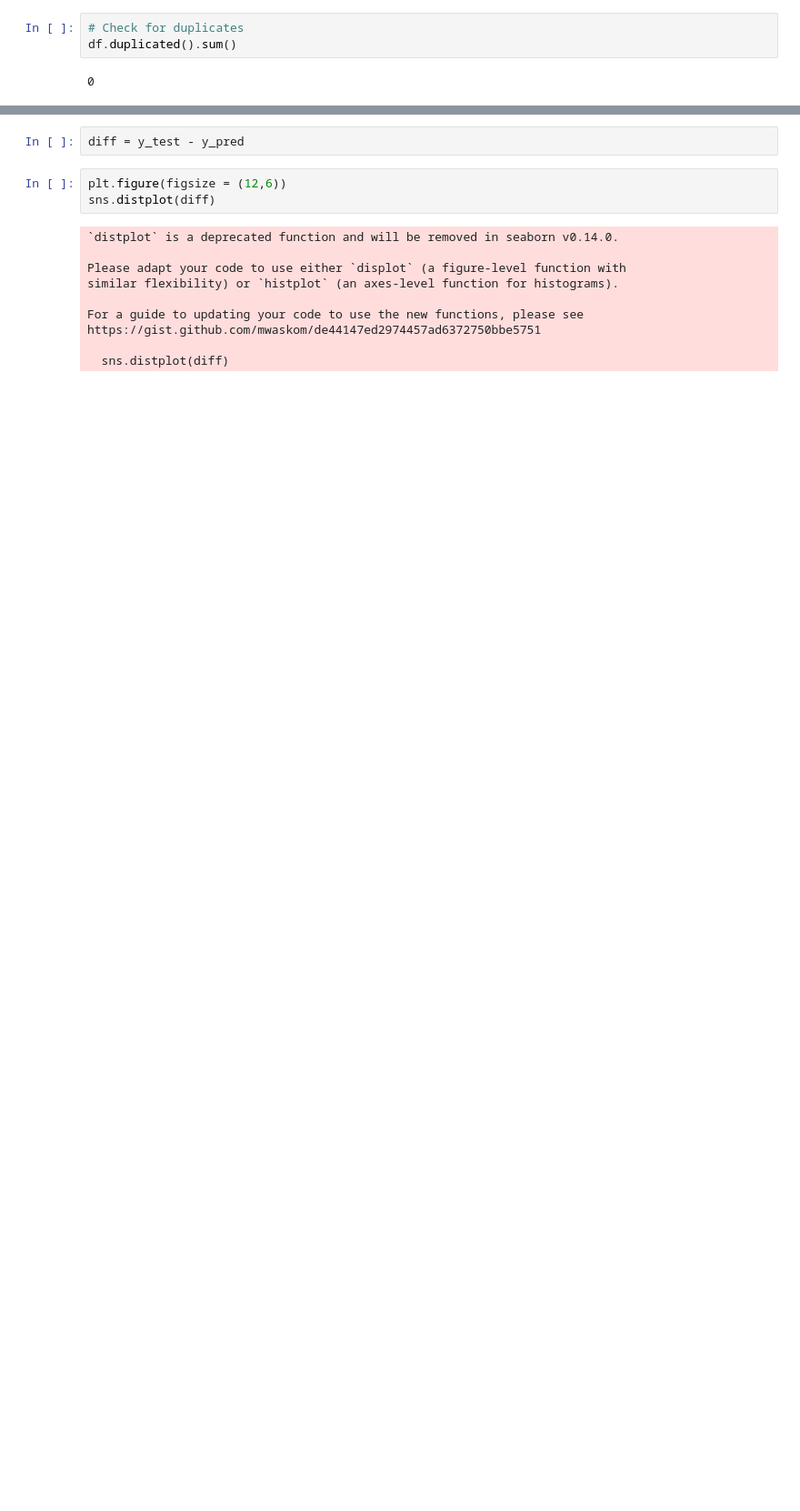
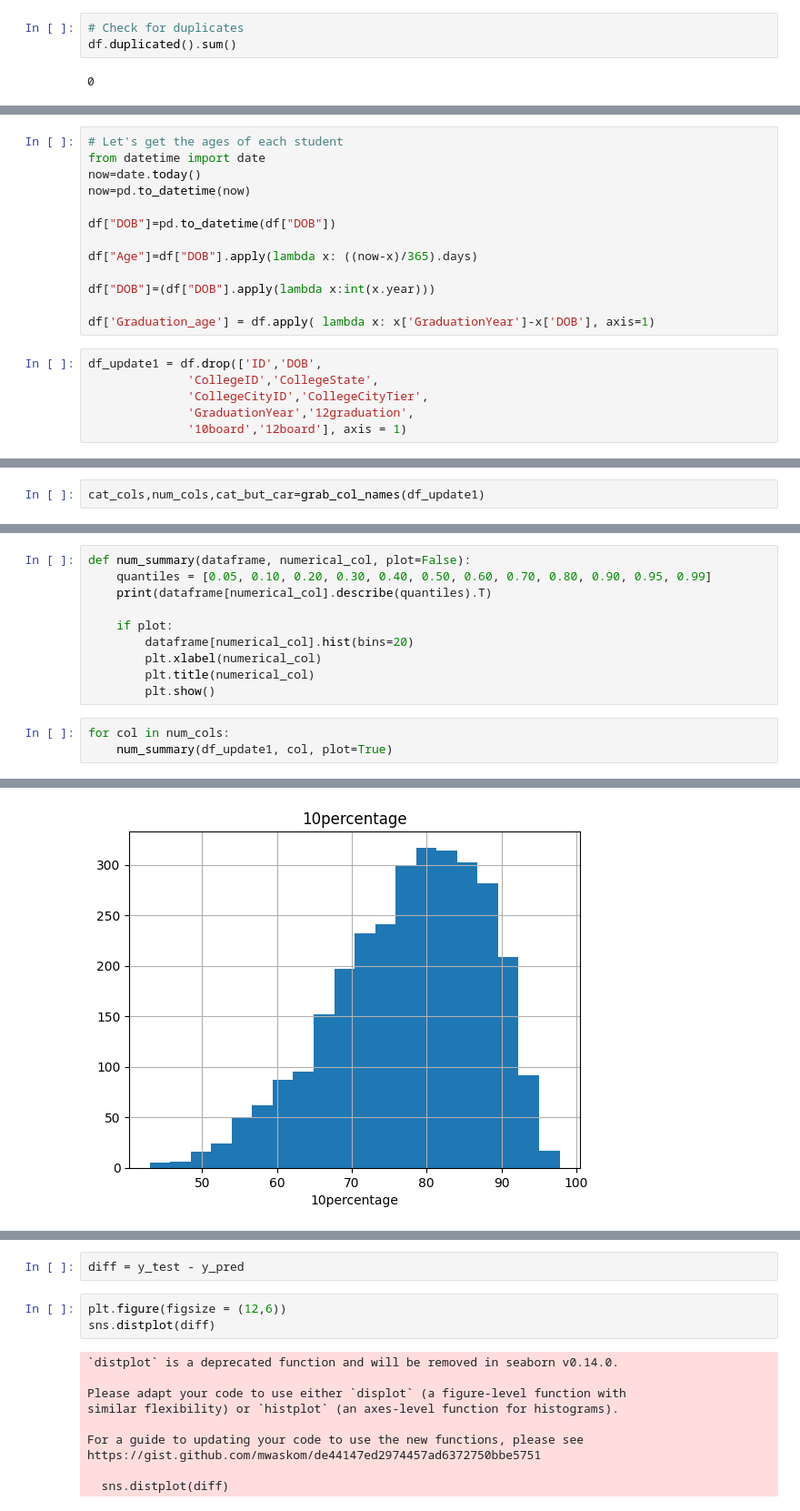
Before and after one commit to kevinegan31/Data-Science-Projects, a Jupyter notebook: Engineering_Graduate_Salary/Engineering_Graduate_Salary_Prediction.ipynb, the cells around one changed output, grey strips where cells are left out. Shown at 91% size. Cells and saved outputs as stored; diff of their text form; blank space fills up the shorter version.

```diff
--- a/Engineering_Graduate_Salary/Engineering_Graduate_Salary_Prediction.ipynb
+++ b/Engineering_Graduate_Salary/Engineering_Graduate_Salary_Prediction.ipynb
@@ -397,0 +32,19 @@ Root Mean Squared Error on the test set:  217075.73071934425
+# %%
+# Let's get the ages of each student
+from datetime import date
+now=date.today()
+now=pd.to_datetime(now)
+
+df["DOB"]=pd.to_datetime(df["DOB"])
+
+df["Age"]=df["DOB"].apply(lambda x: ((now-x)/365).days)
+
+df["DOB"]=(df["DOB"].apply(lambda x:int(x.year)))
+
+df['Graduation_age'] = df.apply( lambda x: x['GraduationYear']-x['DOB'], axis=1)
+# %%
+df_update1 = df.drop(['ID','DOB',
+              'CollegeID','CollegeState',
+              'CollegeCityID','CollegeCityTier',
+              'GraduationYear','12graduation',
+              '10board','12board'], axis = 1)
@@ -397,0 +139,2 @@ Root Mean Squared Error on the test set:  217075.73071934425
+# %%
+cat_cols,num_cols,cat_but_car=grab_col_names(df_update1)
@@ -397,0 +188,14 @@ Root Mean Squared Error on the test set:  217075.73071934425
+# %%
+def num_summary(dataframe, numerical_col, plot=False):
+    quantiles = [0.05, 0.10, 0.20, 0.30, 0.40, 0.50, 0.60, 0.70, 0.80, 0.90, 0.95, 0.99]
+    print(dataframe[numerical_col].describe(quantiles).T)
+
+    if plot:
+        dataframe[numerical_col].hist(bins=20)
+        plt.xlabel(numerical_col)
+        plt.title(numerical_col)
+        plt.show()
+# %%
+for col in num_cols:
+    num_summary(df_update1, col, plot=True)
+# %% [output]
@@ -397,0 +220 @@ Root Mean Squared Error on the test set:  217075.73071934425
+[figure, added]
```
Also changed, not shown: parts of 96 cells of this notebook.
